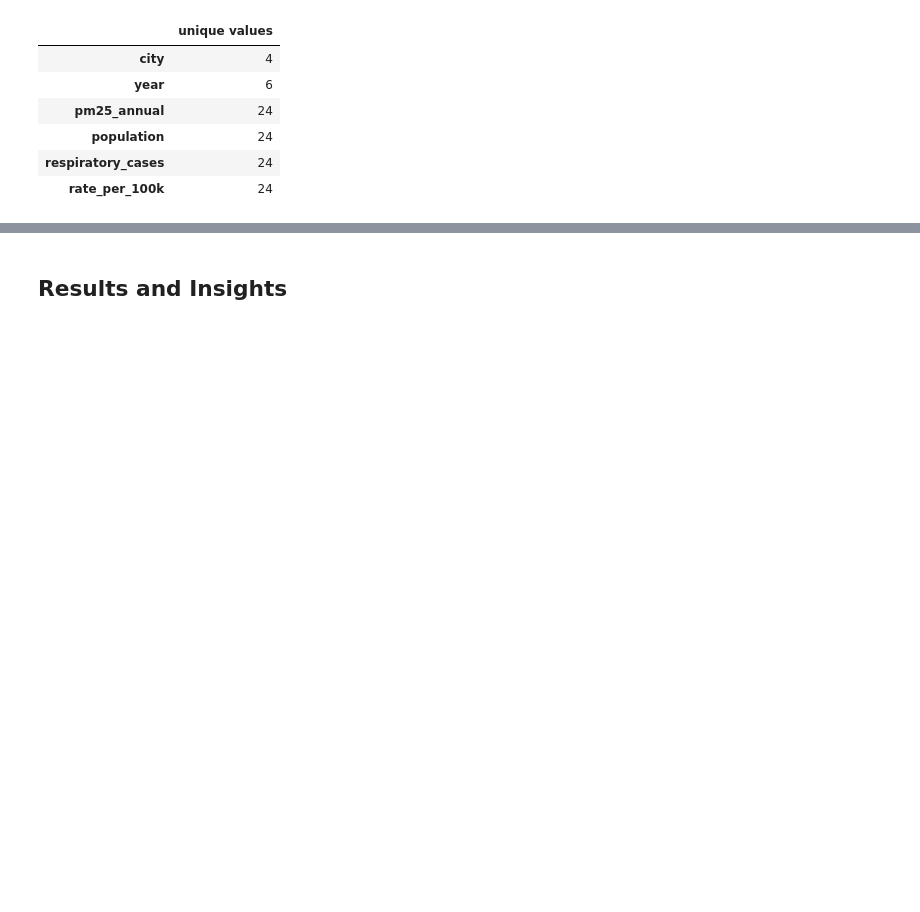
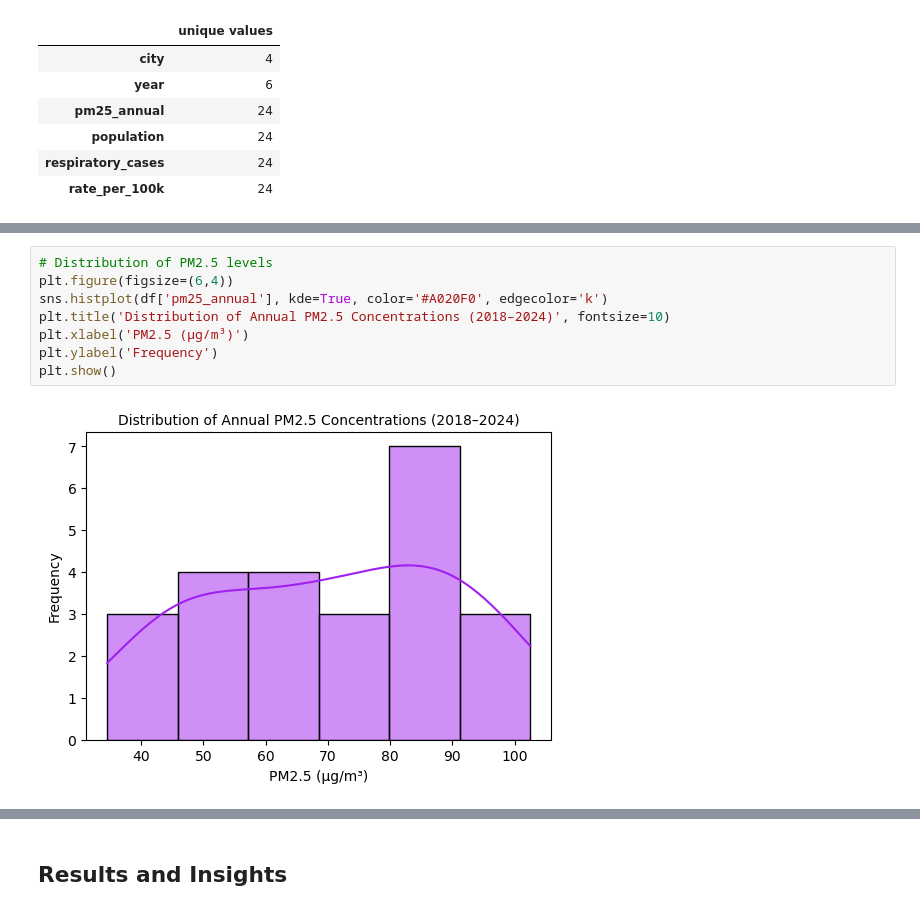
Before and after one commit to DataxEnv/environmental-health-analysis, a Jupyter notebook: environmental_health_analysis.ipynb, the cells around one changed output, grey strips where cells are left out. Drawn from its saved outputs; the diff is of its cells as text; blank space fills up the shorter version.

```diff
--- a/environmental_health_analysis.ipynb
+++ b/environmental_health_analysis.ipynb
@@ -110,0 +125,10 @@ The dataset is clean and analysis-ready, requires minimal preprocessing.
+# %%
+# Distribution of PM2.5 levels
+plt.figure(figsize=(6,4))
+sns.histplot(df['pm25_annual'], kde=True, color='#A020F0', edgecolor='k')
+plt.title('Distribution of Annual PM2.5 Concentrations (2018–2024)', fontsize=10)
+plt.xlabel('PM2.5 (µg/m³)')
+plt.ylabel('Frequency')
+plt.show()
+# %% [output]
+[figure, added]
```
Also changed, not shown: parts of 14 cells of this notebook.
